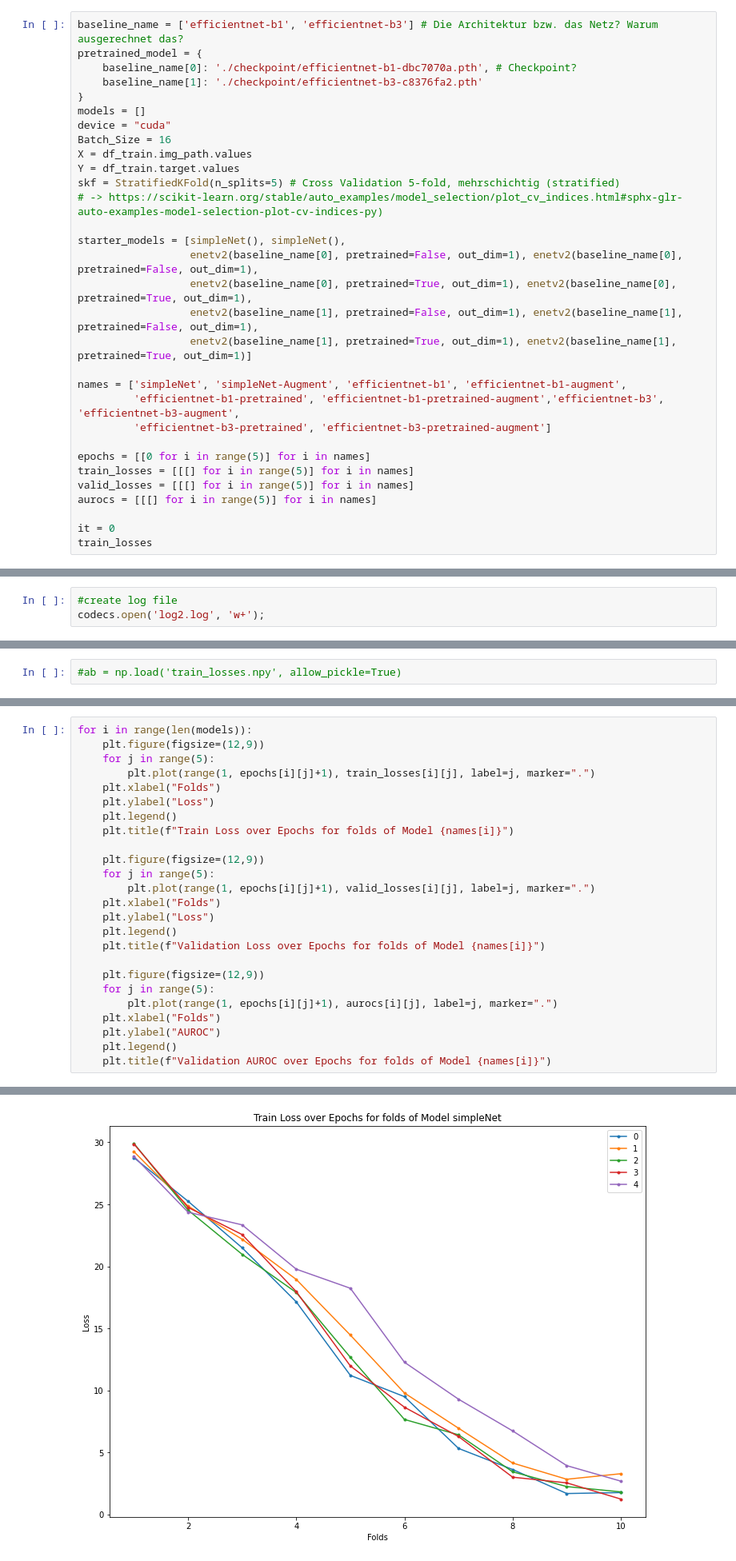
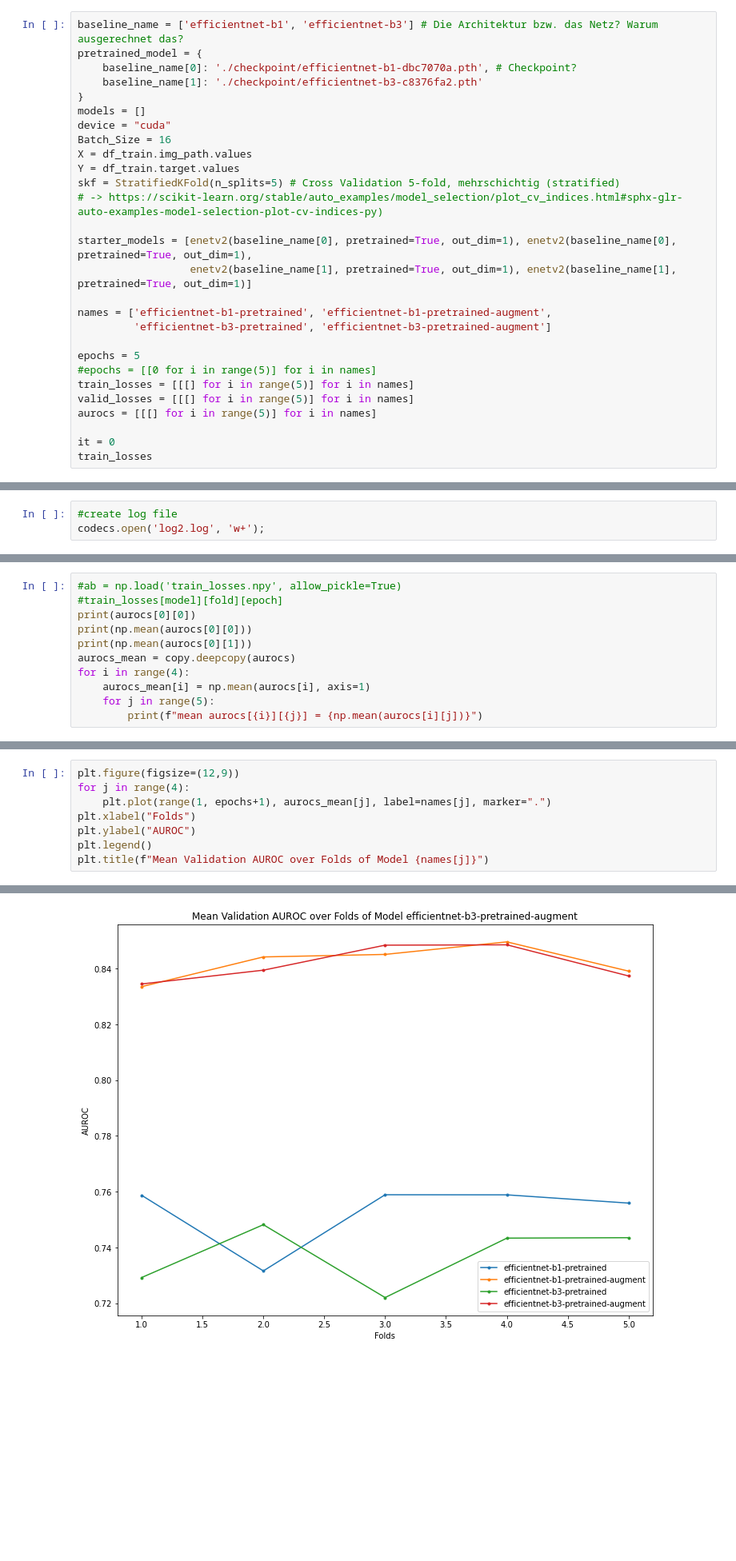
Before and after one commit to babreufig/seti-breakthrough-listen, a Jupyter notebook: modelCompare.ipynb, the cells around one changed output, grey strips where cells are left out. Shown at 80% size. Cells and saved outputs as stored; diff of their text form; blank space fills up the shorter version.

Commit message:
compared models with full train data

```diff
--- a/modelCompare.ipynb
+++ b/modelCompare.ipynb
@@ -248,17 +198,14 @@ Y = df_train.target.values
 skf = StratifiedKFold(n_splits=5) # Cross Validation 5-fold, mehrschichtig (stratified)
 # -> https://scikit-learn.org/stable/auto_examples/model_selection/plot_cv_indices.html#sphx-glr-auto-examples-model-selection-plot-cv-indices-py)
 
-starter_models = [simpleNet(), simpleNet(),
-                  enetv2(baseline_name[0], pretrained=False, out_dim=1), enetv2(baseline_name[0], pretrained=False, out_dim=1),
-                  enetv2(baseline_name[0], pretrained=True, out_dim=1), enetv2(baseline_name[0], pretrained=True, out_dim=1),
-                  enetv2(baseline_name[1], pretrained=False, out_dim=1), enetv2(baseline_name[1], pretrained=False, out_dim=1),
+starter_models = [enetv2(baseline_name[0], pretrained=True, out_dim=1), enetv2(baseline_name[0], pretrained=True, out_dim=1),
                   enetv2(baseline_name[1], pretrained=True, out_dim=1), enetv2(baseline_name[1], pretrained=True, out_dim=1)]
 
-names = ['simpleNet', 'simpleNet-Augment', 'efficientnet-b1', 'efficientnet-b1-augment',
-         'efficientnet-b1-pretrained', 'efficientnet-b1-pretrained-augment','efficientnet-b3', 'efficientnet-b3-augment',
+names = ['efficientnet-b1-pretrained', 'efficientnet-b1-pretrained-augment',
          'efficientnet-b3-pretrained', 'efficientnet-b3-pretrained-augment']
 
-epochs = [[0 for i in range(5)] for i in names]
+epochs = 5
+#epochs = [[0 for i in range(5)] for i in names]
 train_losses = [[[] for i in range(5)] for i in names]
 valid_losses = [[[] for i in range(5)] for i in names]
 aurocs = [[[] for i in range(5)] for i in names]
@@ -361,3 +303,12 @@ np.save('valid_losses.npy', np.array(valid_losses))
 np.save('aurocs.npy', np.array(aurocs))
 # %%
 #ab = np.load('train_losses.npy', allow_pickle=True)
+#train_losses[model][fold][epoch]
+print(aurocs[0][0])
+print(np.mean(aurocs[0][0]))
+print(np.mean(aurocs[0][1]))
+aurocs_mean = copy.deepcopy(aurocs)
+for i in range(4):
+    aurocs_mean[i] = np.mean(aurocs[i], axis=1)
+    for j in range(5):
+        print(f"mean aurocs[{i}][{j}] = {np.mean(aurocs[i][j])}")
@@ -364,26 +333,9 @@ np.save('aurocs.npy', np.array(aurocs))
 # %%
-for i in range(len(models)):
-    plt.figure(figsize=(12,9))
-    for j in range(5):
-        plt.plot(range(1, epochs[i][j]+1), train_losses[i][j], label=j, marker=".")
-    plt.xlabel("Folds")
-    plt.ylabel("Loss")
-    plt.legend()
-    plt.title(f"Train Loss over Epochs for folds of Model {names[i]}")
-
-    plt.figure(figsize=(12,9))
-    for j in range(5):
-        plt.plot(range(1, epochs[i][j]+1), valid_losses[i][j], label=j, marker=".")
-    plt.xlabel("Folds")
-    plt.ylabel("Loss")
-    plt.legend()
-    plt.title(f"Validation Loss over Epochs for folds of Model {names[i]}")
-
-    plt.figure(figsize=(12,9))
-    for j in range(5):
-        plt.plot(range(1, epochs[i][j]+1), aurocs[i][j], label=j, marker=".")
-    plt.xlabel("Folds")
-    plt.ylabel("AUROC")
-    plt.legend()
-    plt.title(f"Validation AUROC over Epochs for folds of Model {names[i]}")
+plt.figure(figsize=(12,9))
+for j in range(4):
+    plt.plot(range(1, epochs+1), aurocs_mean[j], label=names[j], marker=".")
+plt.xlabel("Folds")
+plt.ylabel("AUROC")
+plt.legend()
+plt.title(f"Mean Validation AUROC over Folds of Model {names[j]}")
 # %% [output]
@@ -391 +343 @@ ValueError: x and y must have same first dimension, but have shapes (1,) and (0,
-[figure, old version]
+[figure, new version]
```
Also changed, not shown: parts of 12 cells of this notebook, 4 other files.
